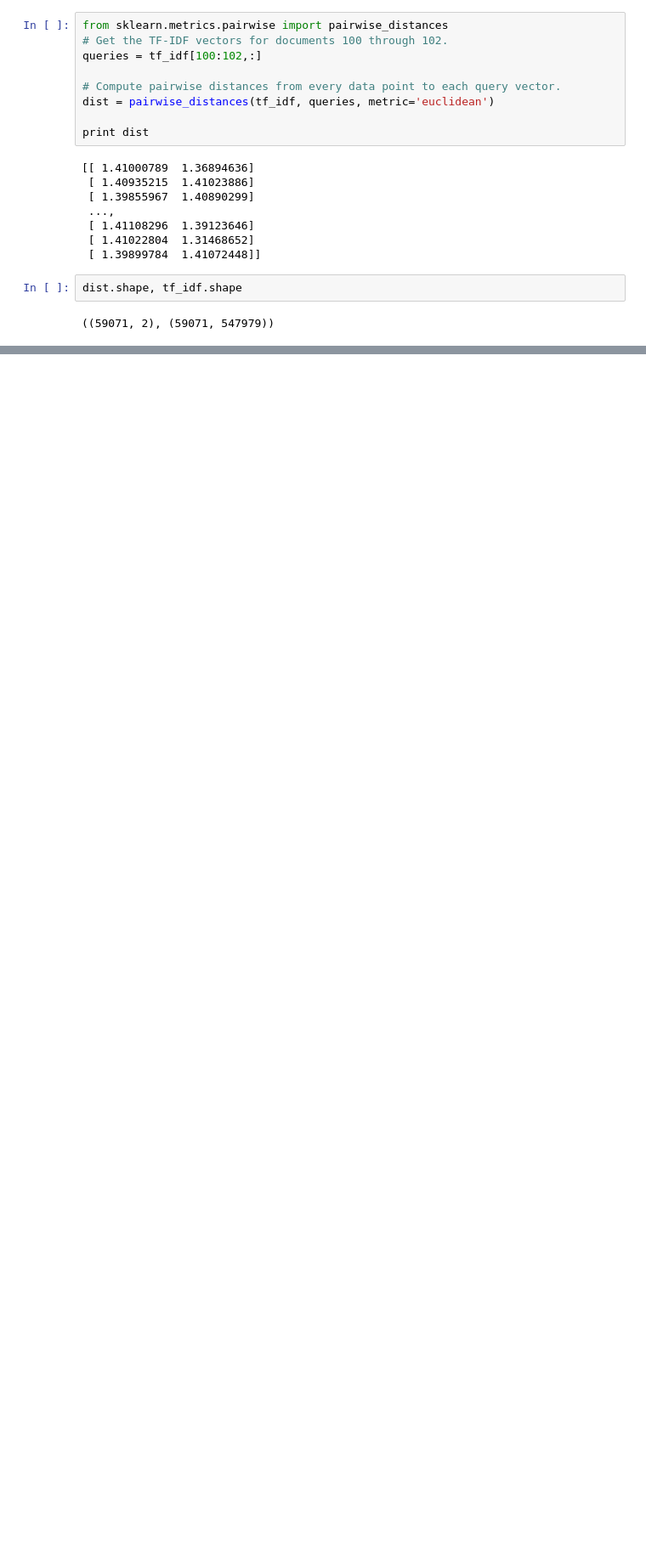
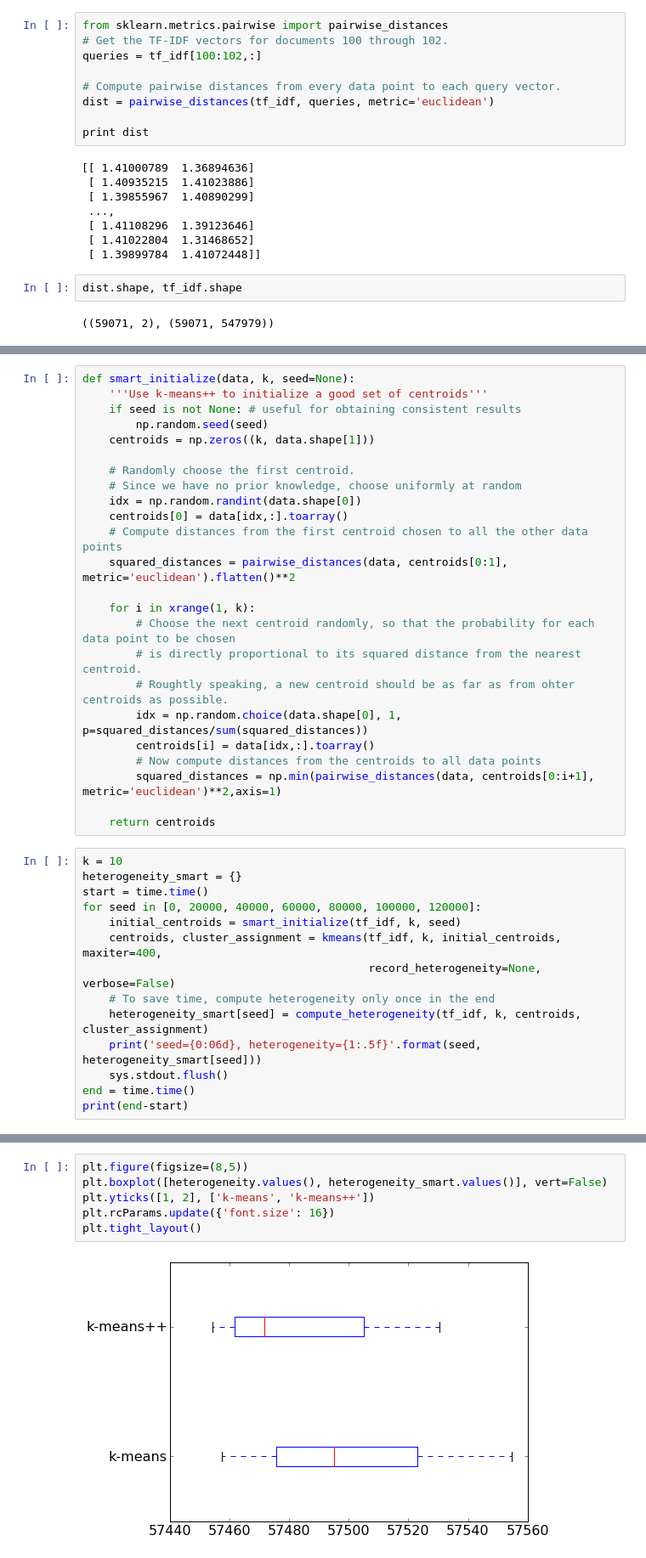
Before and after one commit to ah3200/Clustering, a Jupyter notebook: week3/K-means.ipynb, the cells around one changed output, grey strips where cells are left out. Shown at 85% size. Saved outputs shown, nothing was run; the diff lists cells and outputs as text; blank space fills up the shorter version.

```diff
--- a/week3/K-means.ipynb
+++ b/week3/K-means.ipynb
@@ -73,0 +383,38 @@ Check your code again
+# %%
+def smart_initialize(data, k, seed=None):
+    '''Use k-means++ to initialize a good set of centroids'''
+    if seed is not None: # useful for obtaining consistent results
+        np.random.seed(seed)
+    centroids = np.zeros((k, data.shape[1]))
+
+    # Randomly choose the first centroid.
+    # Since we have no prior knowledge, choose uniformly at random
+    idx = np.random.randint(data.shape[0])
+    centroids[0] = data[idx,:].toarray()
+    # Compute distances from the first centroid chosen to all the other data points
+    squared_distances = pairwise_distances(data, centroids[0:1], metric='euclidean').flatten()**2
+
+    for i in xrange(1, k):
+        # Choose the next centroid randomly, so that the probability for each data point to be chosen
+        # is directly proportional to its squared distance from the nearest centroid.
+        # Roughtly speaking, a new centroid should be as far as from ohter centroids as possible.
+        idx = np.random.choice(data.shape[0], 1, p=squared_distances/sum(squared_distances))
+        centroids[i] = data[idx,:].toarray()
+        # Now compute distances from the centroids to all data points
+        squared_distances = np.min(pairwise_distances(data, centroids[0:i+1], metric='euclidean')**2,axis=1)
+
+    return centroids
+# %%
+k = 10
+heterogeneity_smart = {}
+start = time.time()
+for seed in [0, 20000, 40000, 60000, 80000, 100000, 120000]:
+    initial_centroids = smart_initialize(tf_idf, k, seed)
+    centroids, cluster_assignment = kmeans(tf_idf, k, initial_centroids, maxiter=400,
+                                           record_heterogeneity=None, verbose=False)
+    # To save time, compute heterogeneity only once in the end
+    heterogeneity_smart[seed] = compute_heterogeneity(tf_idf, k, centroids, cluster_assignment)
+    print('seed={0:06d}, heterogeneity={1:.5f}'.format(seed, heterogeneity_smart[seed]))
+    sys.stdout.flush()
+end = time.time()
+print(end-start)
@@ -73,0 +430,8 @@ Check your code again
+# %%
+plt.figure(figsize=(8,5))
+plt.boxplot([heterogeneity.values(), heterogeneity_smart.values()], vert=False)
+plt.yticks([1, 2], ['k-means', 'k-means++'])
+plt.rcParams.update({'font.size': 16})
+plt.tight_layout()
+# %% [output]
+[figure, added]
```
Also changed, not shown: parts of 49 cells of this notebook.
